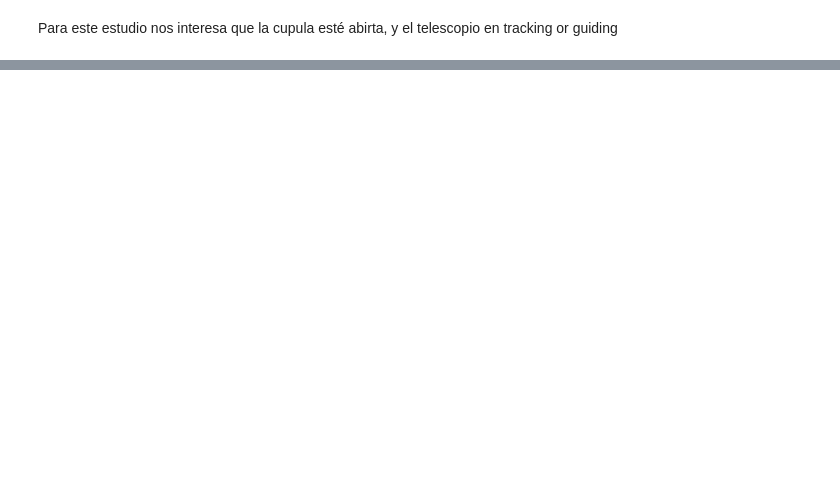
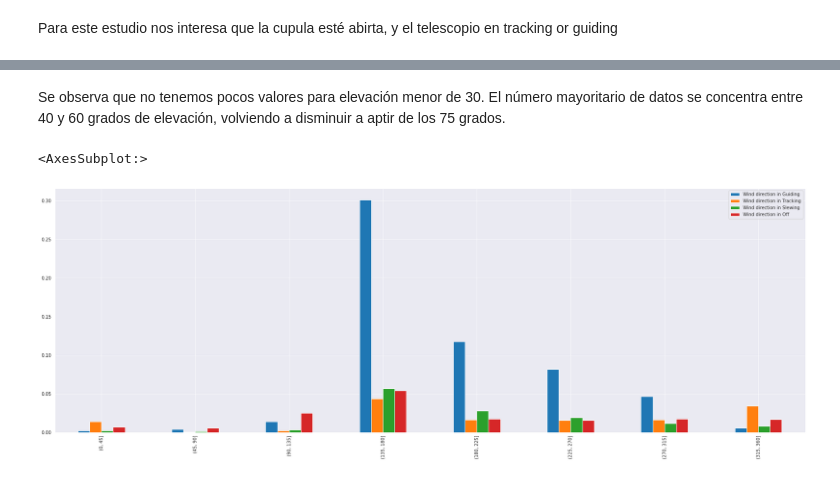
Before and after one commit to mahulo2009/DataScientistND_DataScienceBlogPost, a Jupyter notebook: Following_Error_March_2021.ipynb, the cells around one changed output, grey strips where cells are left out. Cells and saved outputs as stored; diff of their text form; code cells hidden in the pictures; blank space fills up the shorter version.

```diff
--- a/Following_Error_March_2021.ipynb
+++ b/Following_Error_March_2021.ipynb
@@ -164,0 +133,14 @@ plt.show()
+# %% [markdown]
+Se observa que no tenemos pocos valores para elevación menor de 30. El número mayoritario de datos se concentra entre 40 y 60 grados de elevación, volviendo a disminuir a aptir de los 75 grados.
+# %%
+df_wind_dir = pd.DataFrame()
+
+df_wind_dir['Wind direction in Guiding'] = ( pd.cut(x=df_guiding['EMCS.WeatherStation.windDirection'], bins=np.arange(0,360+45,45)).value_counts(sort=False) /df.shape[0] )
+df_wind_dir['Wind direction in Tracking'] = ( pd.cut(x=df_track['EMCS.WeatherStation.windDirection'], bins=np.arange(0,360+45,45)).value_counts(sort=False) /df.shape[0] )
+df_wind_dir['Wind direction in Slewing'] = ( pd.cut(x=df_slewing['EMCS.WeatherStation.windDirection'], bins=np.arange(0,360+45,45)).value_counts(sort=False) /df.shape[0] )
+df_wind_dir['Wind direction in Off'] = ( pd.cut(x=df_off['EMCS.WeatherStation.windDirection'], bins=np.arange(0,360+45,45)).value_counts(sort=False) /df.shape[0] )
+
+df_wind_dir.plot.bar()
+# %% [output]
+<AxesSubplot:>
+[figure, added]
```
Also changed, not shown: parts of 46 cells of this notebook.
